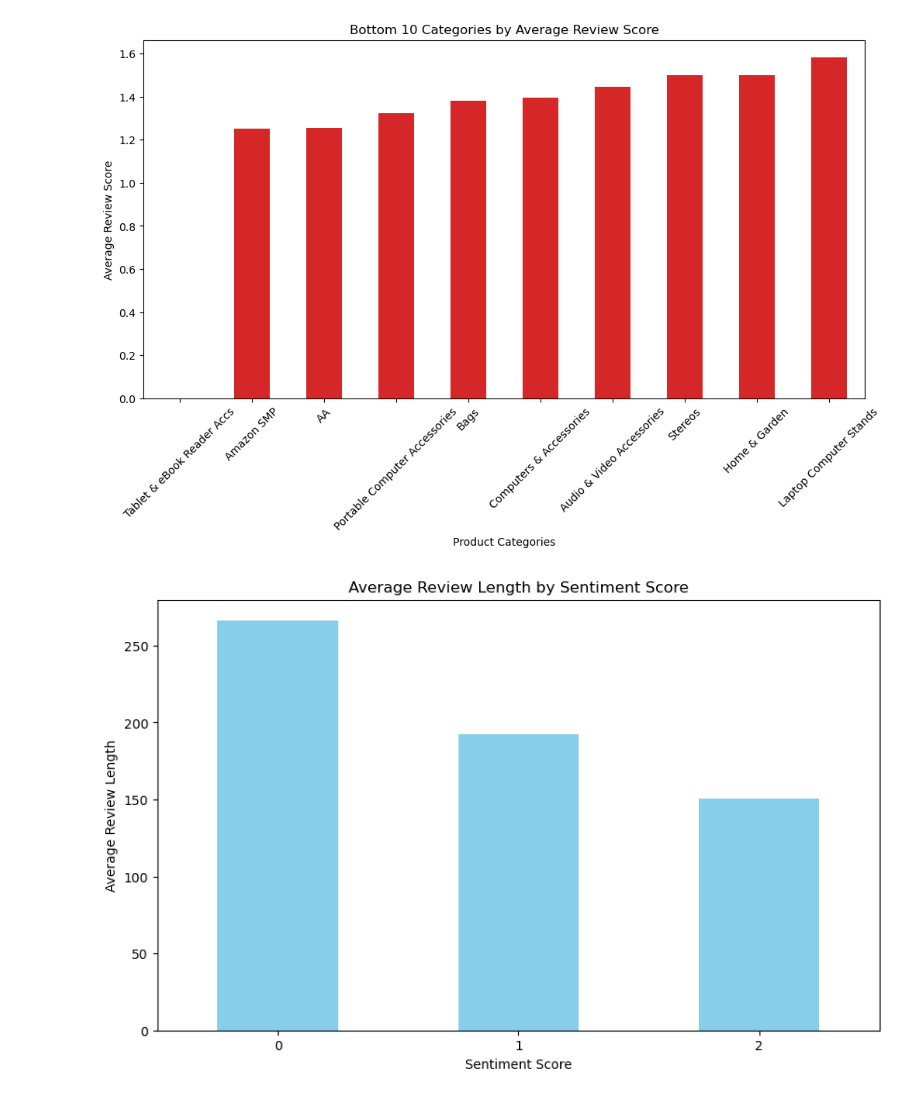
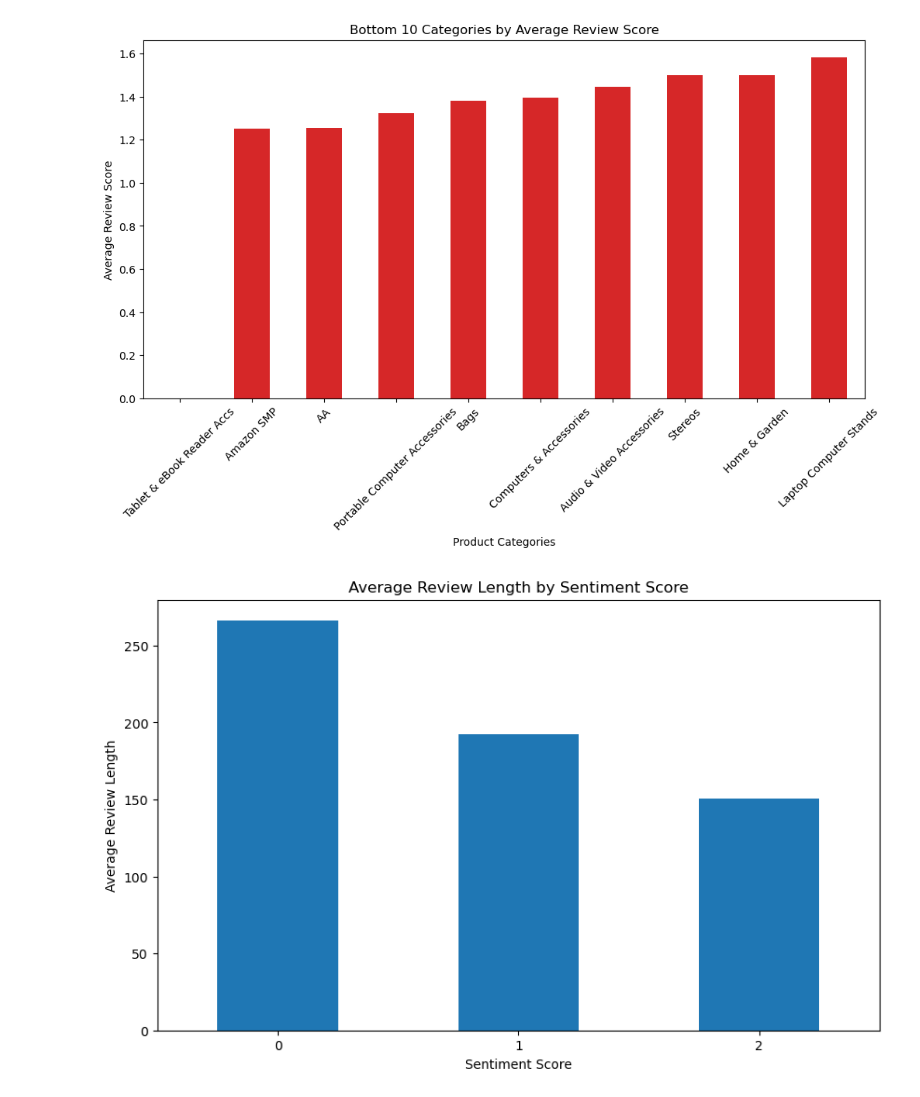
Before and after one commit to lethal254/sentiment_analysis, a Jupyter notebook: main.ipynb, the cells around one changed output. Drawn from its saved outputs; the diff is of its cells as text; code cells hidden in the pictures.

```diff
--- a/main.ipynb
+++ b/main.ipynb
@@ -470,14 +470,14 @@ plt.show()
 # %%
 # Calculate the average review length for each sentiment score
 average_length_per_sentiment = data.groupby('sentiment_score')['length'].mean()
 
 # Plotting the bar chart
 plt.figure(figsize=(10, 6))
-average_length_per_sentiment.plot(kind='bar', color='skyblue')
+average_length_per_sentiment.plot(kind='bar', color='#1f77b4')
 plt.title('Average Review Length by Sentiment Score')
 plt.xlabel('Sentiment Score')
 plt.ylabel('Average Review Length')
 plt.xticks(rotation=0)
 plt.show()
 # %% [output]
-[figure, old version]
+[figure, new version]
```
Also changed, not shown: parts of 2 cells of this notebook.
